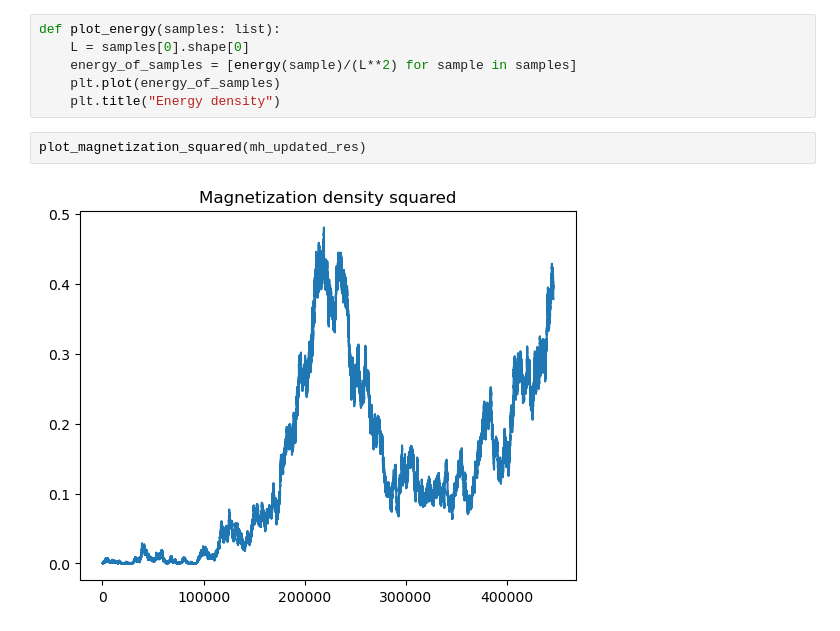
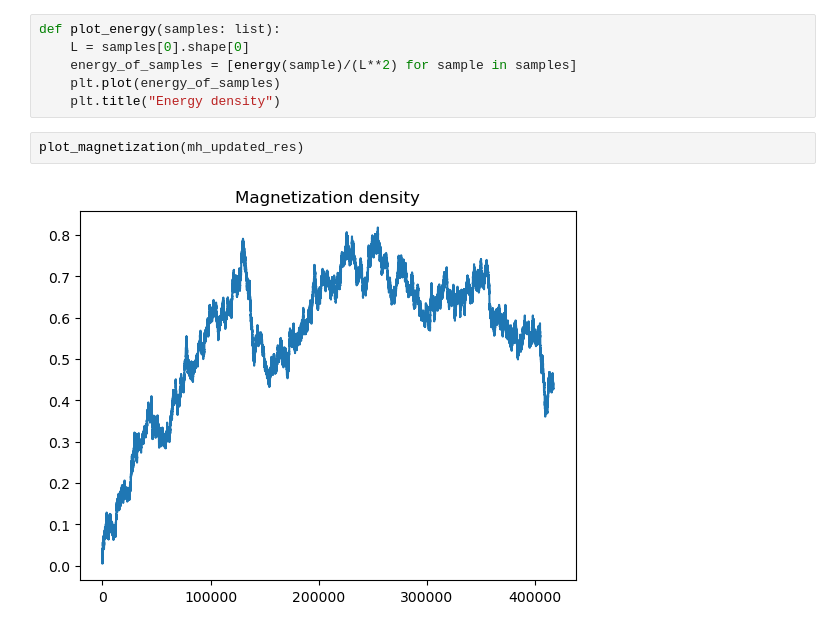
Before and after one commit to fysmoe1121/Phase-Transitions-Ising-Model, a Jupyter notebook: ising_model.ipynb, the cells around one changed output. Drawn from its saved outputs; the diff is of its cells as text.

```diff
--- a/ising_model.ipynb
+++ b/ising_model.ipynb
@@ -199,9 +199,9 @@ def plot_energy(samples: list):
     plt.plot(energy_of_samples)
     plt.title("Energy density")
 # %%
-plot_magnetization_squared(mh_updated_res)
+plot_magnetization(mh_updated_res)
 # %% [output]
-[figure, old version]
+[figure, new version]
 # %%
 plot_magnetization(gibbs_updated_res)
 # %% [output]
```
Also changed, not shown: parts of 29 cells of this notebook, 9 other files.
